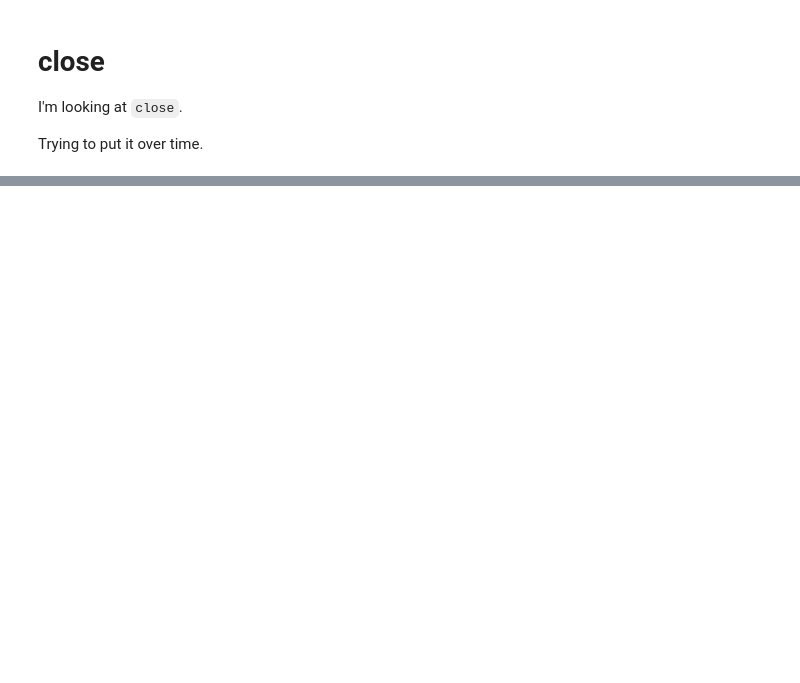
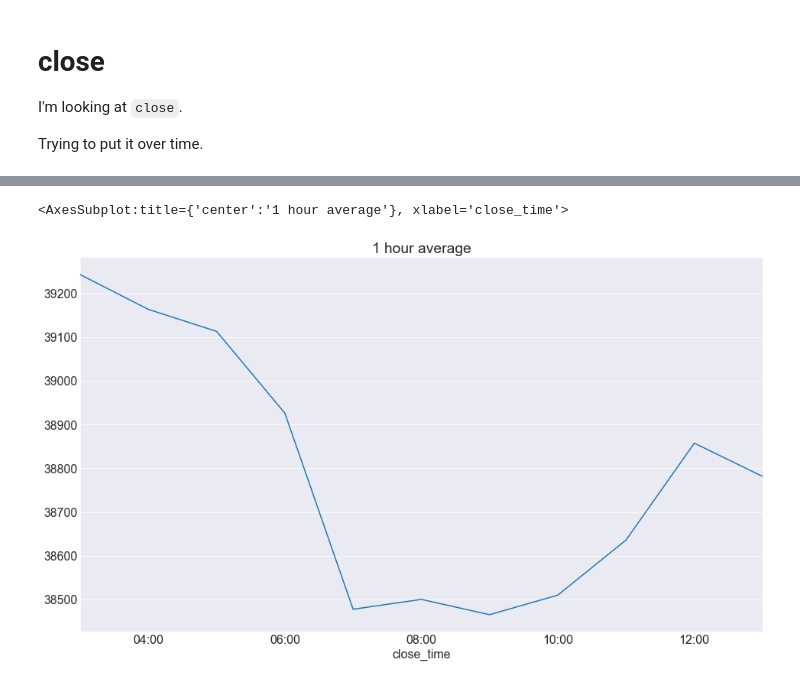
Before and after one commit to hinzle/binance-project, a Jupyter notebook: jupyter/explore.ipynb, the cells around one changed output, grey strips where cells are left out. Drawn from its saved outputs; the diff is of its cells as text; code cells hidden in the pictures; blank space fills up the shorter version.

```diff
--- a/jupyter/explore.ipynb
+++ b/jupyter/explore.ipynb
@@ -124,0 +228,5 @@ memory usage: 9.7 KB
+# %%
+train.close.resample('H').mean().plot(title='1 hour average')
+# %% [output]
+<AxesSubplot:title={'center':'1 hour average'}, xlabel='close_time'>
+[figure, added]
```
Also changed, not shown: parts of 42 cells of this notebook, 2 other files.
